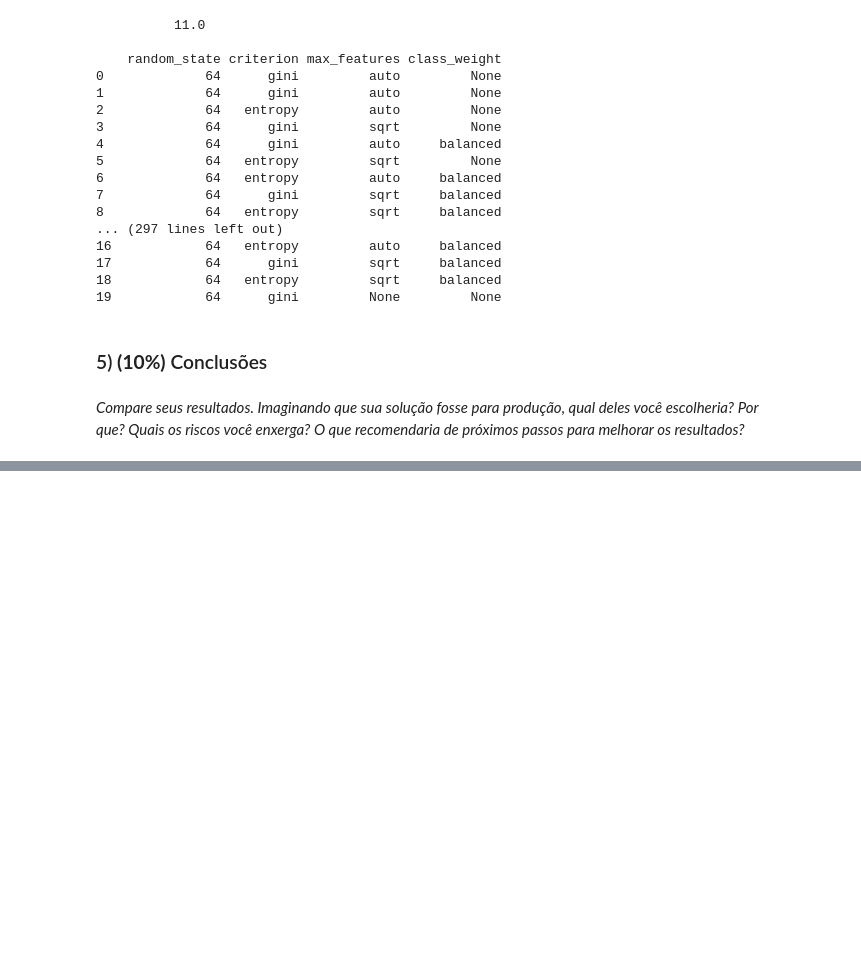
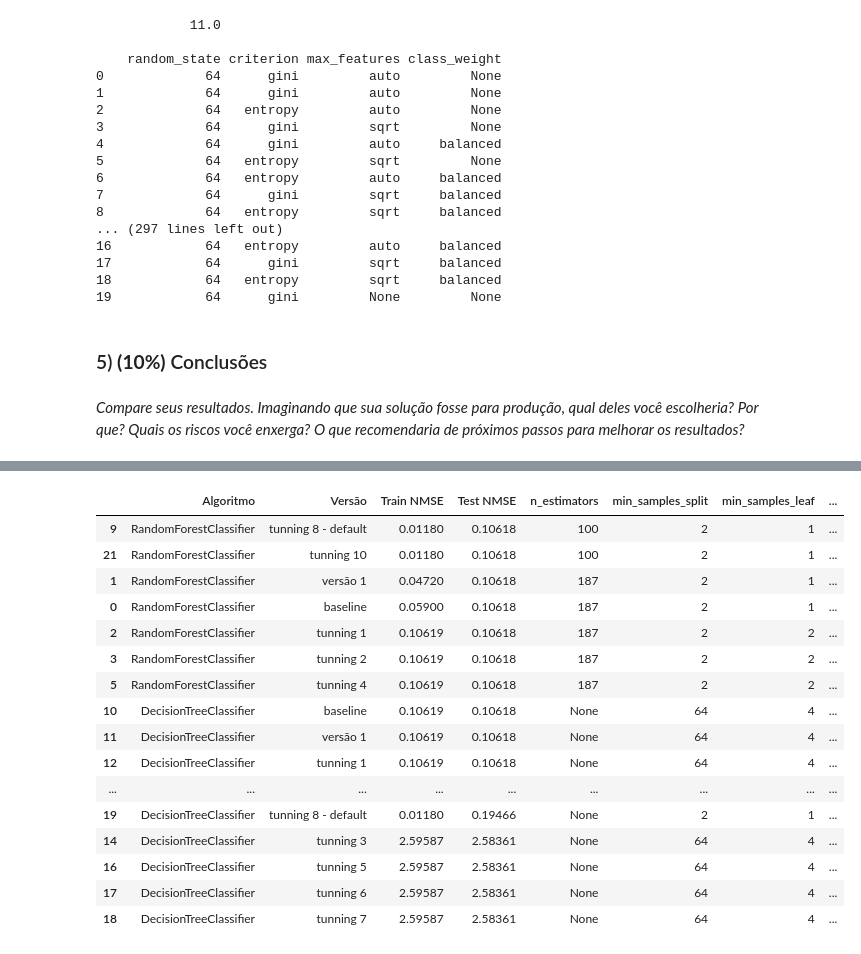
Before and after one commit to maxlataci/ia-cd, a Jupyter notebook: classificador_projeto_2/aed_projeto2.ipynb, the cells around one changed output, grey strips where cells are left out. Drawn from its saved outputs; the diff is of its cells as text; code cells hidden in the pictures; blank space fills up the shorter version.

```diff
--- a/classificador_projeto_2/aed_projeto2.ipynb
+++ b/classificador_projeto_2/aed_projeto2.ipynb
@@ -681,0 +806,25 @@ pd.DataFrame(resultados)
+# %%
+pd.DataFrame(resultados).sort_values(by=['Test NMSE', 'Train NMSE'], ascending=True)
+
+# Os parâmetros default do RandomForestClassifier se confirmaram como os melhores.
+# As versões (tunning 8) com os parâmetros default dos dois algoritmos foram as de melhor resultado no treino. Entretanto, DecisionTreeCLassifier piorou na fase de teste. Afinal, pra que o trabalho todo de rodar gridsearch, mexer nos hiperparâmetros, quando o bom e velho padrão (que tem sua história) atende?...
+# As versões com hiperparâmetro "class_weight" = "balanced" mantiveram os piores resultados.
+# Aparentemente, "criterion" e "max_features" com as combinações "gini-auto" e "entropy-sqrt" apresentam melhores resultados para RandomForestClassifier.
+# %% [output]
+|  | Algoritmo | Versão | Train NMSE | Test NMSE | n_estimators | min_samples_split | min_samples_leaf | ... |
+| 9 | RandomForestClassifier | tunning 8 - default | 0.01180 | 0.10618 | 100 | 2 | 1 | ... |
+| 21 | RandomForestClassifier | tunning 10 | 0.01180 | 0.10618 | 100 | 2 | 1 | ... |
+| 1 | RandomForestClassifier | versão 1 | 0.04720 | 0.10618 | 187 | 2 | 1 | ... |
+| 0 | RandomForestClassifier | baseline | 0.05900 | 0.10618 | 187 | 2 | 1 | ... |
+| 2 | RandomForestClassifier | tunning 1 | 0.10619 | 0.10618 | 187 | 2 | 2 | ... |
+| 3 | RandomForestClassifier | tunning 2 | 0.10619 | 0.10618 | 187 | 2 | 2 | ... |
+| 5 | RandomForestClassifier | tunning 4 | 0.10619 | 0.10618 | 187 | 2 | 2 | ... |
+| 10 | DecisionTreeClassifier | baseline | 0.10619 | 0.10618 | None | 64 | 4 | ... |
+| 11 | DecisionTreeClassifier | versão 1 | 0.10619 | 0.10618 | None | 64 | 4 | ... |
+| 12 | DecisionTreeClassifier | tunning 1 | 0.10619 | 0.10618 | None | 64 | 4 | ... |
+| ... | ... | ... | ... | ... | ... | ... | ... | ... |
+| 19 | DecisionTreeClassifier | tunning 8 - default | 0.01180 | 0.19466 | None | 2 | 1 | ... |
+| 14 | DecisionTreeClassifier | tunning 3 | 2.59587 | 2.58361 | None | 64 | 4 | ... |
+| 16 | DecisionTreeClassifier | tunning 5 | 2.59587 | 2.58361 | None | 64 | 4 | ... |
+| 17 | DecisionTreeClassifier | tunning 6 | 2.59587 | 2.58361 | None | 64 | 4 | ... |
+| 18 | DecisionTreeClassifier | tunning 7 | 2.59587 | 2.58361 | None | 64 | 4 | ... |
```
Also changed, not shown: parts of 15 cells of this notebook.
